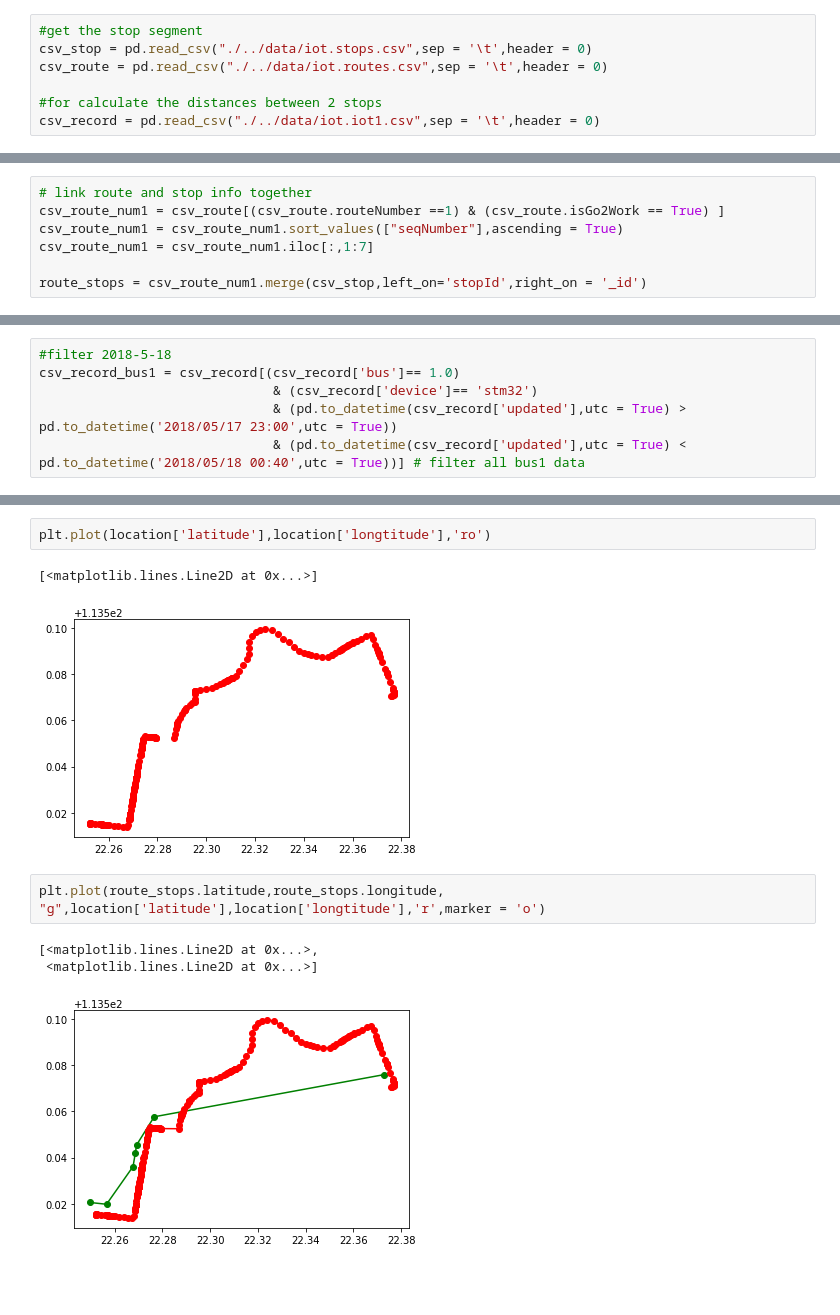
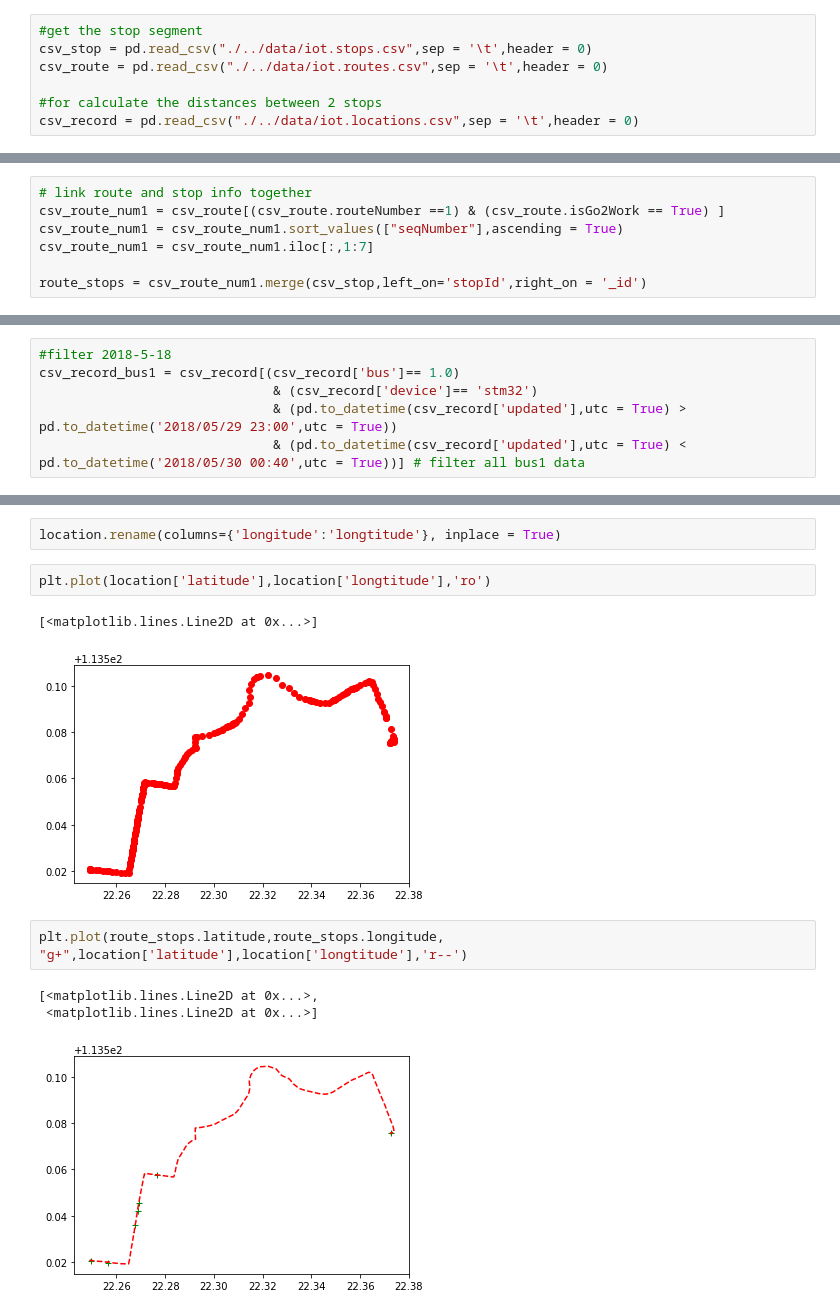
Before and after one commit to NeptuneZheng/shuttle_bus, a Jupyter notebook: script/real_script.ipynb, the cells around one changed output, grey strips where cells are left out. Saved outputs shown, nothing was run; the diff lists cells and outputs as text; blank space fills up the shorter version.

Commit message:
use location instead of iot table

```diff
--- a/script/real_script.ipynb
+++ b/script/real_script.ipynb
@@ -31,7 +33,7 @@ csv_stop = pd.read_csv("./../data/iot.stops.csv",sep = '\t',header = 0)
 csv_route = pd.read_csv("./../data/iot.routes.csv",sep = '\t',header = 0)
 
 #for calculate the distances between 2 stops
-csv_record = pd.read_csv("./../data/iot.iot1.csv",sep = '\t',header = 0)
+csv_record = pd.read_csv("./../data/iot.locations.csv",sep = '\t',header = 0)
 # %% [markdown]
 ## 1. data display
 # %%
@@ -56,8 +58,8 @@ route_stops.head(10)
 #filter 2018-5-18
 csv_record_bus1 = csv_record[(csv_record['bus']== 1.0)
                               & (csv_record['device']== 'stm32')
-                              & (pd.to_datetime(csv_record['updated'],utc = True) > pd.to_datetime('2018/05/17 23:00',utc = True))
-                              & (pd.to_datetime(csv_record['updated'],utc = True) < pd.to_datetime('2018/05/18 00:40',utc = True))] # filter all bus1 data
+                              & (pd.to_datetime(csv_record['updated'],utc = True) > pd.to_datetime('2018/05/29 23:00',utc = True))
+                              & (pd.to_datetime(csv_record['updated'],utc = True) < pd.to_datetime('2018/05/30 00:40',utc = True))] # filter all bus1 data
 # %%
 csv_record_bus1 = csv_record_bus1.sort_values(by = 'updated',ascending = True)
 bus1_copy = csv_record_bus1.copy()
@@ -74,11 +74,13 @@ location.head()
+# %%
+location.rename(columns={'longitude':'longtitude'}, inplace = True)
 # %%
 plt.plot(location['latitude'],location['longtitude'],'ro')
 # %% [output]
 [<matplotlib.lines.Line2D at 0x...>]
-[figure, old version]
+[figure, new version]
 # %%
-plt.plot(route_stops.latitude,route_stops.longitude, "g",location['latitude'],location['longtitude'],'r',marker = 'o')
+plt.plot(route_stops.latitude,route_stops.longitude, "g+",location['latitude'],location['longtitude'],'r--')
 # %% [output]
 [<matplotlib.lines.Line2D at 0x...>,
  <matplotlib.lines.Line2D at 0x...>]
-[figure, old version]
+[figure, new version]
```
Also changed, not shown: parts of 2 cells of this notebook, 1 other file.
